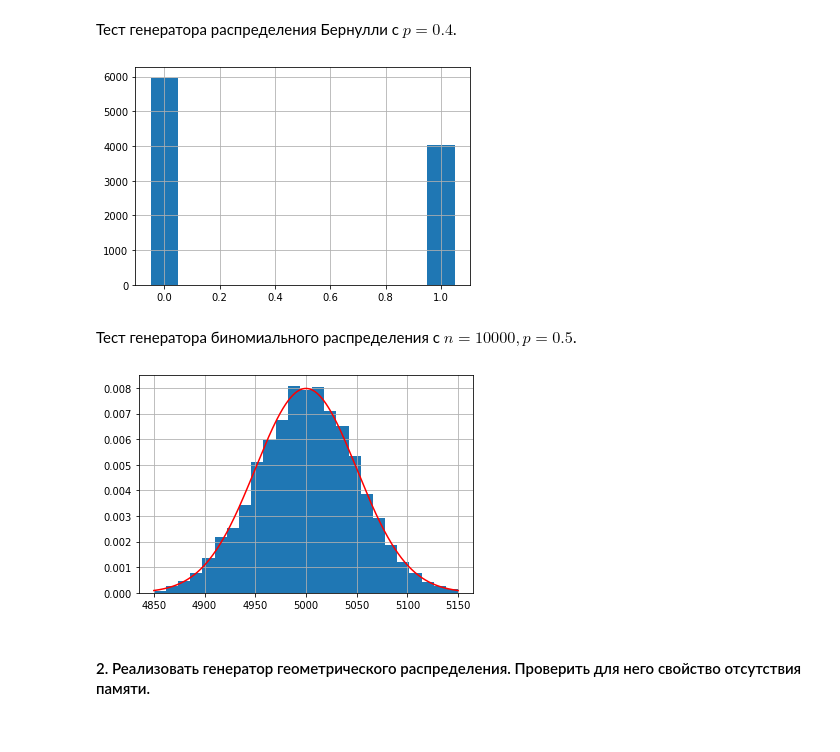
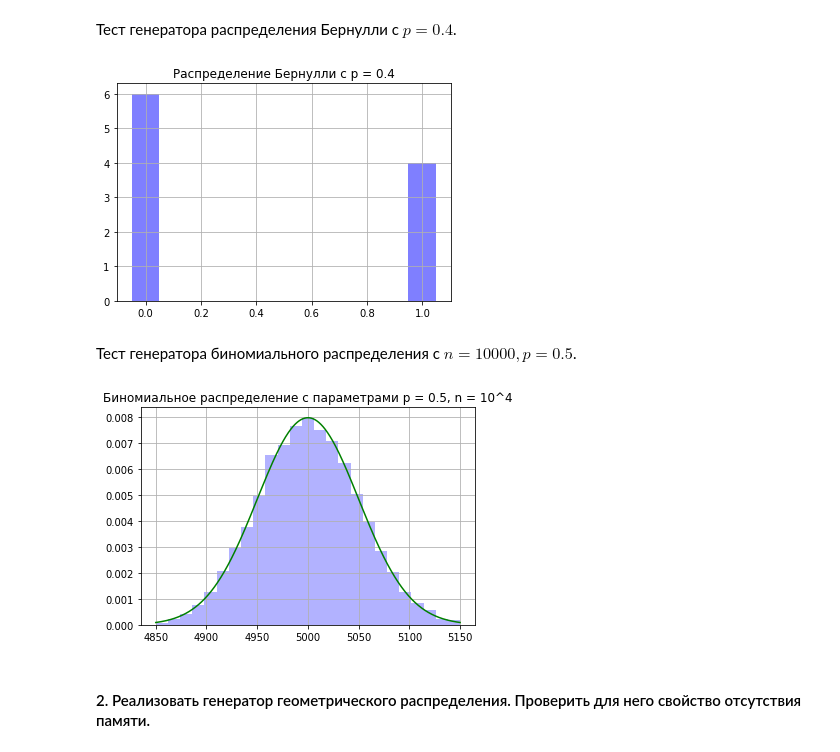
Before and after one commit to MrG1raffe/Stochastic_prac, a Jupyter notebook: StochAn_pt1.ipynb, the cells around one changed output. Saved outputs shown, nothing was run; the diff lists cells and outputs as text; code cells hidden in the pictures.

```diff
--- a/StochAn_pt1.ipynb
+++ b/StochAn_pt1.ipynb
@@ -18,9 +19,10 @@ def bin_rnd(n, p, *shape):
 # %%
 p = 0.4
 plt.grid(True)
-plt.hist(bern_rnd(p, 10000), bins = np.arange(-0.05, 1.15, 0.1))
+plt.hist(bern_rnd(p, 10000), bins = np.arange(-0.05, 1.15, 0.1), density=True, color='b', alpha=0.5)
+plt.title('Распределение Бернулли с p = 0.4')
 plt.show()
 # %% [output]
-[figure, old version]
+[figure, new version]
 # %% [markdown]
 Тест генератора биномиального распределения с $n = 10000, p = 0.5$.
@@ -32,12 +32,13 @@ p = 0.5
 plt.grid(True)
 sigma = np.sqrt(n * p * (1 - p))
 mu = n * p
-plt.hist(bin_rnd(n, p, 10000), bins = 25, density = True, range=(mu - 3 * sigma, mu + 3 * sigma))
+plt.hist(bin_rnd(n, p, 10000), bins = 25, density = True, range=(mu - 3 * sigma, mu + 3 * sigma), color='b', alpha=0.3)
 x = np.linspace(mu - 3 * sigma, mu + 3 * sigma, 1000)
-plt.plot(x, norm.pdf((x - mu) / sigma) / sigma, c='r')
+plt.plot(x, norm.pdf((x - mu) / sigma) / sigma, c='g', lw=1.5)
+plt.title('Биномиальное распределение с параметрами p = 0.5, n = 10^4')
 plt.show()
 # %% [output]
-[figure, old version]
+[figure, new version]
 # %% [markdown]
 #### 2. Реализовать генератор геометрического распределения. Проверить для него свойство отсутствия памяти.
 # %% [markdown]
```
Also changed, not shown: parts of 47 cells of this notebook, 1 other file.
